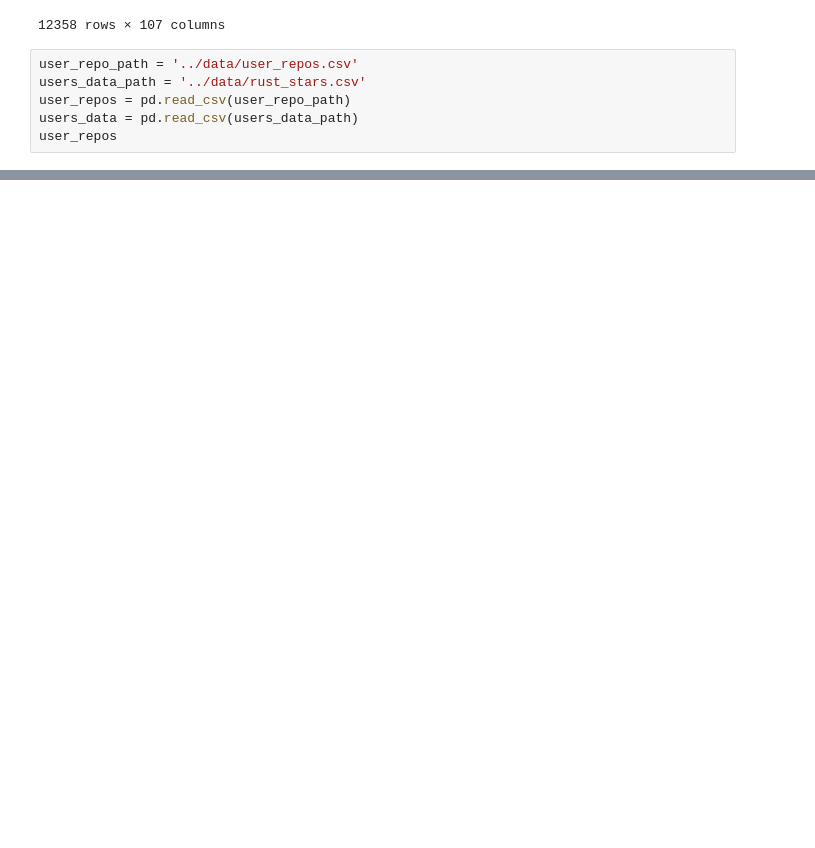
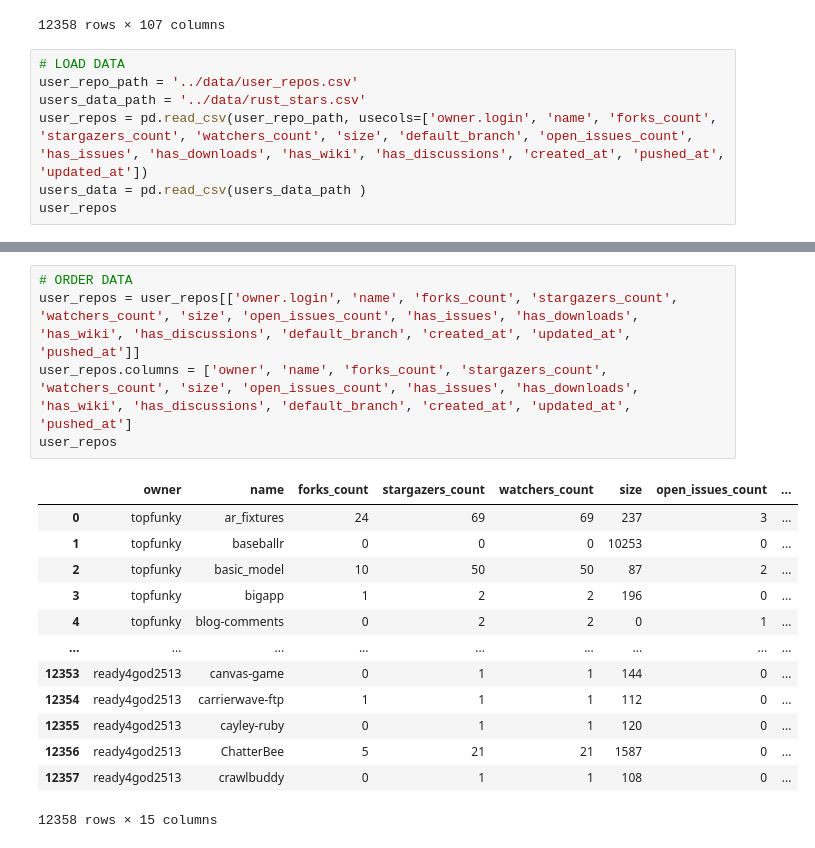
Before and after one commit to Cucharoth/t2_eda, a Jupyter notebook: src/eda.ipynb, the cells around one changed output, grey strips where cells are left out. Saved outputs shown, nothing was run; the diff lists cells and outputs as text; blank space fills up the shorter version.

```diff
--- a/src/eda.ipynb
+++ b/src/eda.ipynb
@@ -122,9 +122,10 @@ Current repos: 12328
 | 12357 | 5375335 | MDEwOlJlcG9zaXRvcnk1Mzc1MzM1 | crawlbuddy | ready4god2513/crawlbuddy | False | https://github.com/ready4god2513/... | An experiment into crawling and p... | False | https://api.github.com/repos/read... | https://api.github.com/repos/read... | ... |
 12358 rows × 107 columns
 # %%
+# LOAD DATA
 user_repo_path = '../data/user_repos.csv'
 users_data_path = '../data/rust_stars.csv'
-user_repos = pd.read_csv(user_repo_path)
-users_data = pd.read_csv(users_data_path)
+user_repos = pd.read_csv(user_repo_path, usecols=['owner.login', 'name', 'forks_count', 'stargazers_count', 'watchers_count', 'size', 'default_branch', 'open_issues_count', 'has_issues', 'has_downloads', 'has_wiki', 'has_discussions', 'created_at', 'pushed_at', 'updated_at'])
+users_data = pd.read_csv(users_data_path )
 user_repos
 # %% [output]
@@ -143,0 +145,19 @@ user_repos
+# %%
+# ORDER DATA
+user_repos = user_repos[['owner.login', 'name', 'forks_count', 'stargazers_count', 'watchers_count', 'size', 'open_issues_count', 'has_issues', 'has_downloads', 'has_wiki', 'has_discussions', 'default_branch', 'created_at', 'updated_at', 'pushed_at']]
+user_repos.columns = ['owner', 'name', 'forks_count', 'stargazers_count', 'watchers_count', 'size', 'open_issues_count', 'has_issues', 'has_downloads', 'has_wiki', 'has_discussions', 'default_branch', 'created_at', 'updated_at', 'pushed_at']
+user_repos
+# %% [output]
+|  | owner | name | forks_count | stargazers_count | watchers_count | size | open_issues_count | ... |
+| 0 | topfunky | ar_fixtures | 24 | 69 | 69 | 237 | 3 | ... |
+| 1 | topfunky | baseballr | 0 | 0 | 0 | 10253 | 0 | ... |
+| 2 | topfunky | basic_model | 10 | 50 | 50 | 87 | 2 | ... |
+| 3 | topfunky | bigapp | 1 | 2 | 2 | 196 | 0 | ... |
+| 4 | topfunky | blog-comments | 0 | 2 | 2 | 0 | 1 | ... |
+| ... | ... | ... | ... | ... | ... | ... | ... | ... |
+| 12353 | ready4god2513 | canvas-game | 0 | 1 | 1 | 144 | 0 | ... |
+| 12354 | ready4god2513 | carrierwave-ftp | 1 | 1 | 1 | 112 | 0 | ... |
+| 12355 | ready4god2513 | cayley-ruby | 0 | 1 | 1 | 120 | 0 | ... |
+| 12356 | ready4god2513 | ChatterBee | 5 | 21 | 21 | 1587 | 0 | ... |
+| 12357 | ready4god2513 | crawlbuddy | 0 | 1 | 1 | 108 | 0 | ... |
+12358 rows × 15 columns
```
Also changed, not shown: parts of 2 cells of this notebook, 2 other files.
